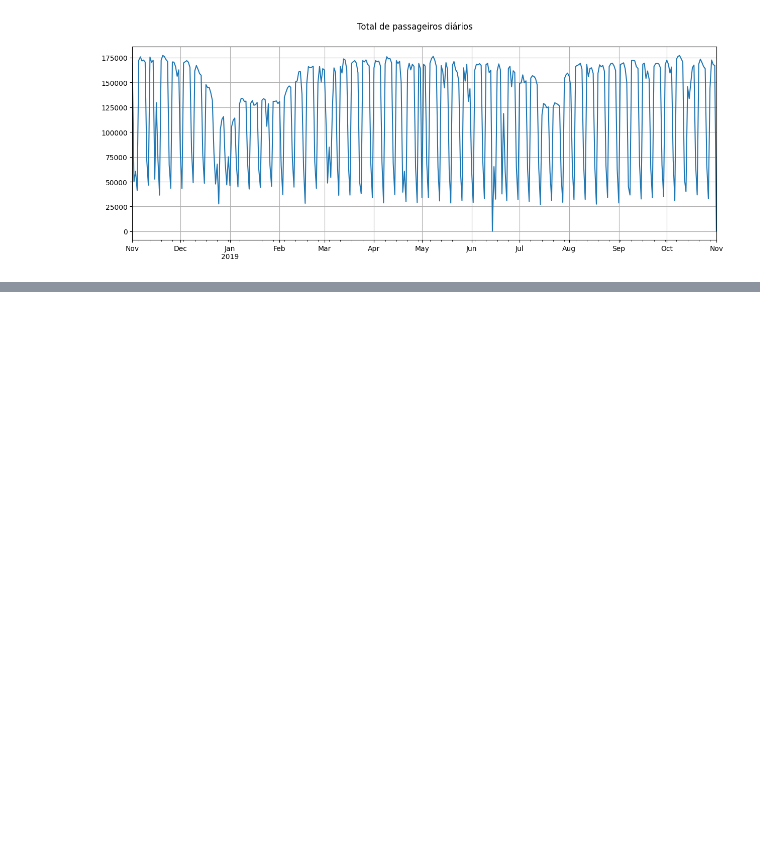
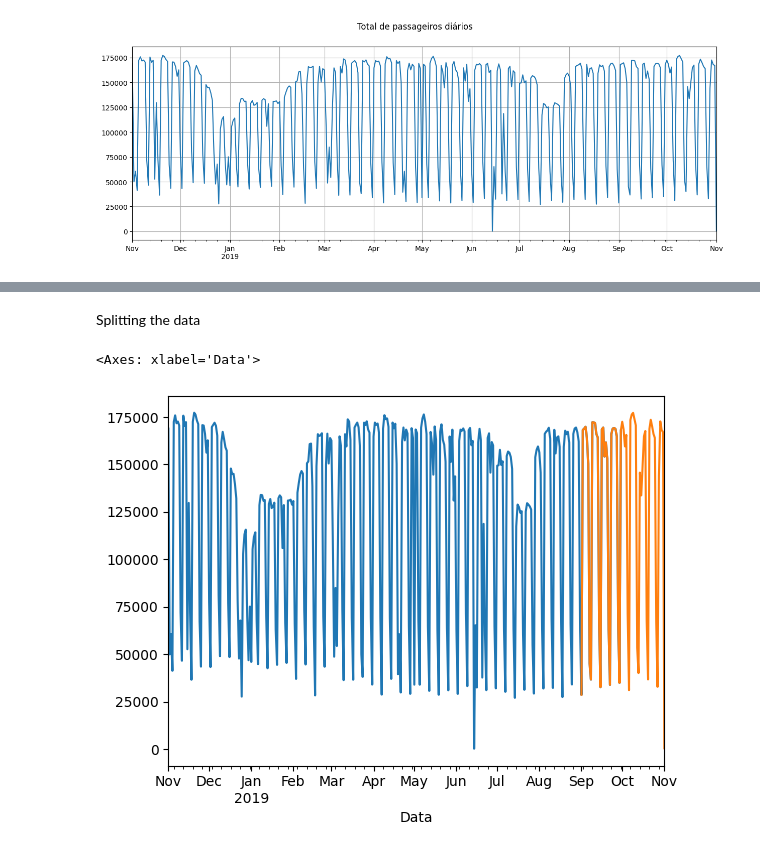
Before and after one commit to afego/ppgc-uff-machine-learning, a Jupyter notebook: florianopolis-bus/floripa-bus.ipynb, the cells around one changed output, grey strips where cells are left out. Drawn from its saved outputs; the diff is of its cells as text; code cells hidden in the pictures; blank space fills up the shorter version.

```diff
--- a/florianopolis-bus/floripa-bus.ipynb
+++ b/florianopolis-bus/floripa-bus.ipynb
@@ -510,0 +565,5 @@ The trend observed in the 5 busiest routes also happens in general. here we can
+# %%
+sel_cols = ['NumTrips','TotalGiros','MeanDuracao']
+ts = data_df[sel_cols]
+ts.info()
+ts.head()
@@ -510,0 +588,4 @@ The trend observed in the 5 busiest routes also happens in general. here we can
+# %%
+ts['Day'] = ts.index
+ts['Day'] = ts.Day.dt.weekday
+ts.head()
@@ -510,0 +600,13 @@ The trend observed in the 5 busiest routes also happens in general. here we can
+# %% [markdown]
+Splitting the data
+# %%
+train_cols = ['NumTrips','MeanDuracao','Day']
+target_col = 'TotalGiros'
+split_date = '2019-09'
+# %%
+train_data = ts[:split_date]
+test_data = ts[split_date:]
+pd.concat([train_data[target_col], test_data[target_col]], axis=1, sort=False).plot(legend=False,xlabel="Data")
+# %% [output]
+<Axes: xlabel='Data'>
+[figure, added]
```
Also changed, not shown: parts of 31 cells of this notebook.
